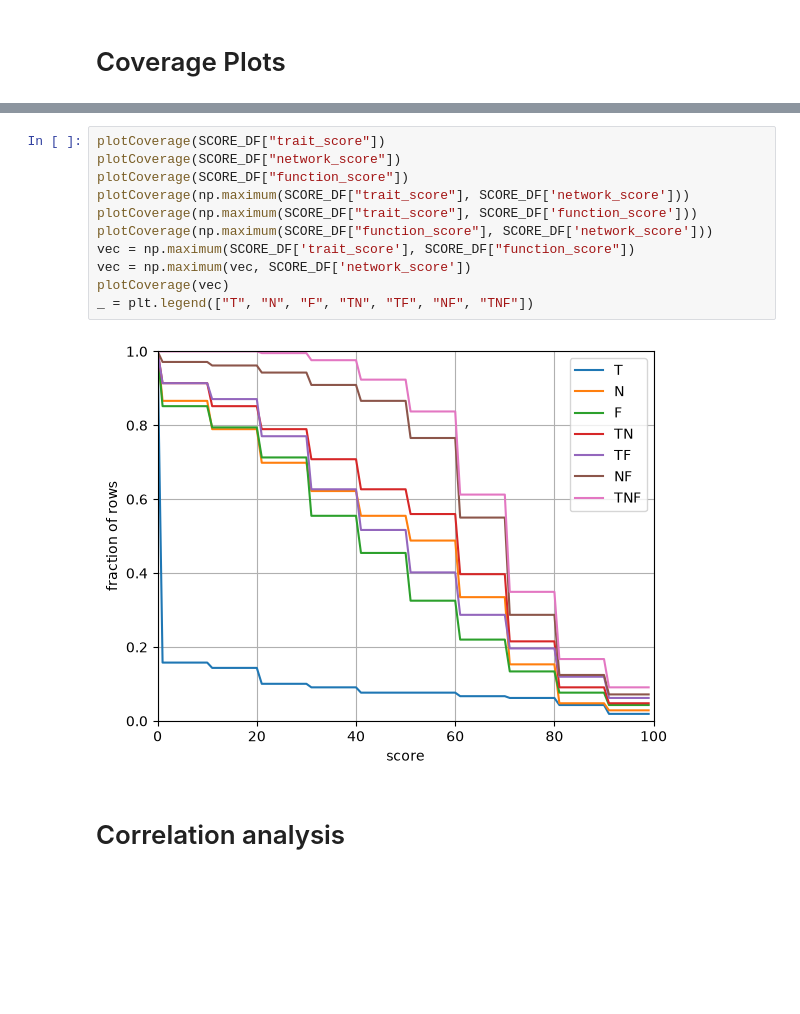
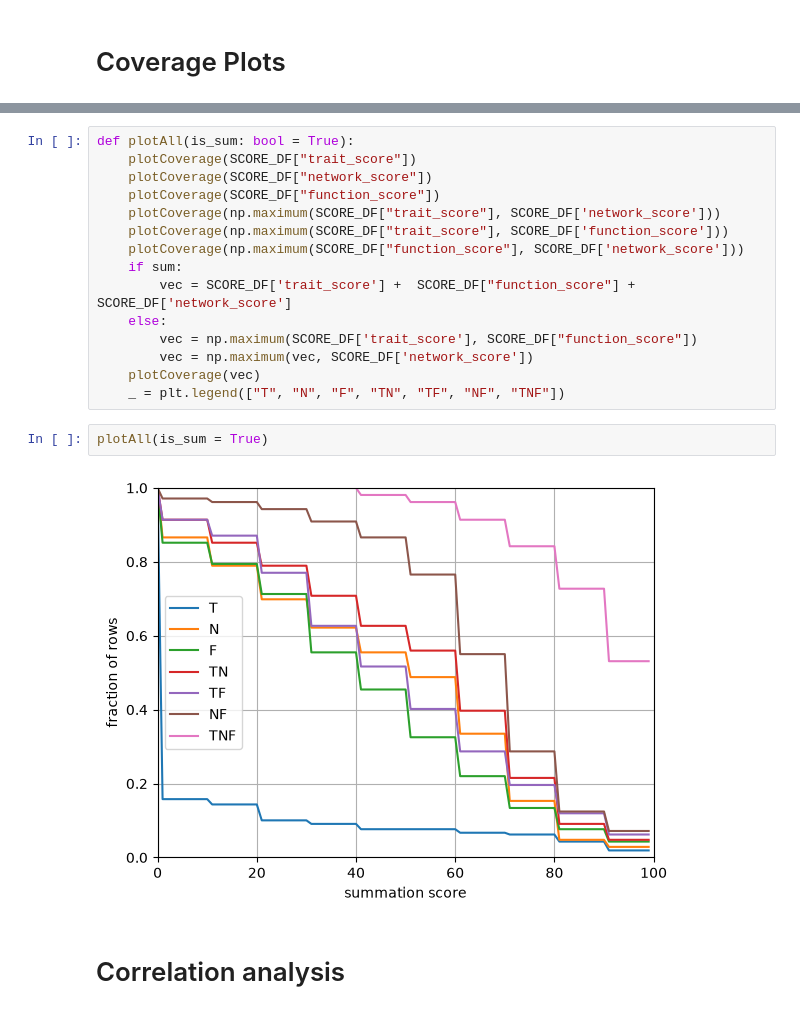
Before and after one commit to uwescience/ModularitySurvey, a Jupyter notebook: notebooks/bibliographic_analysis.ipynb, the cells around one changed output, grey strips where cells are left out. Saved outputs shown, nothing was run; the diff lists cells and outputs as text; blank space fills up the shorter version.

```diff
--- a/notebooks/bibliographic_analysis.ipynb
+++ b/notebooks/bibliographic_analysis.ipynb
@@ -62,16 +63,22 @@ plotCoverage(SCORE_DF["function_score"])
 # %%
-plotCoverage(SCORE_DF["trait_score"])
-plotCoverage(SCORE_DF["network_score"])
-plotCoverage(SCORE_DF["function_score"])
-plotCoverage(np.maximum(SCORE_DF["trait_score"], SCORE_DF['network_score']))
-plotCoverage(np.maximum(SCORE_DF["trait_score"], SCORE_DF['function_score']))
-plotCoverage(np.maximum(SCORE_DF["function_score"], SCORE_DF['network_score']))
-vec = np.maximum(SCORE_DF['trait_score'], SCORE_DF["function_score"])
-vec = np.maximum(vec, SCORE_DF['network_score'])
-plotCoverage(vec)
-_ = plt.legend(["T", "N", "F", "TN", "TF", "NF", "TNF"])
+def plotAll(is_sum: bool = True):
+    plotCoverage(SCORE_DF["trait_score"])
+    plotCoverage(SCORE_DF["network_score"])
+    plotCoverage(SCORE_DF["function_score"])
+    plotCoverage(np.maximum(SCORE_DF["trait_score"], SCORE_DF['network_score']))
+    plotCoverage(np.maximum(SCORE_DF["trait_score"], SCORE_DF['function_score']))
+    plotCoverage(np.maximum(SCORE_DF["function_score"], SCORE_DF['network_score']))
+    if sum:
+        vec = SCORE_DF['trait_score'] +  SCORE_DF["function_score"] + SCORE_DF['network_score']
+    else:
+        vec = np.maximum(SCORE_DF['trait_score'], SCORE_DF["function_score"])
+        vec = np.maximum(vec, SCORE_DF['network_score'])
+    plotCoverage(vec)
+    _ = plt.legend(["T", "N", "F", "TN", "TF", "NF", "TNF"])
-# %% [output]
-[figure, removed]
+# %%
+plotAll(is_sum = True)
+# %% [output]
+[figure, added]
 # %% [markdown]
 # Correlation analysis
 # %%
```
Also changed, not shown: parts of 4 cells of this notebook, 1 other file.
